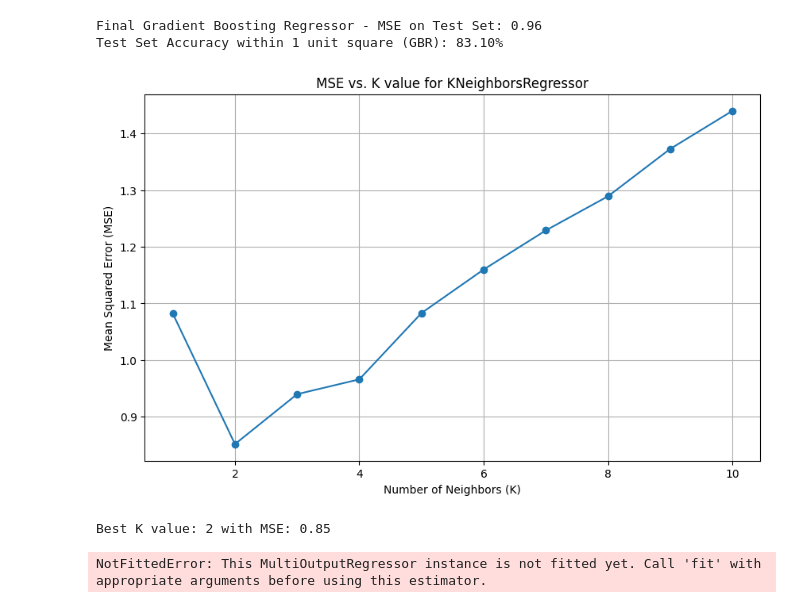
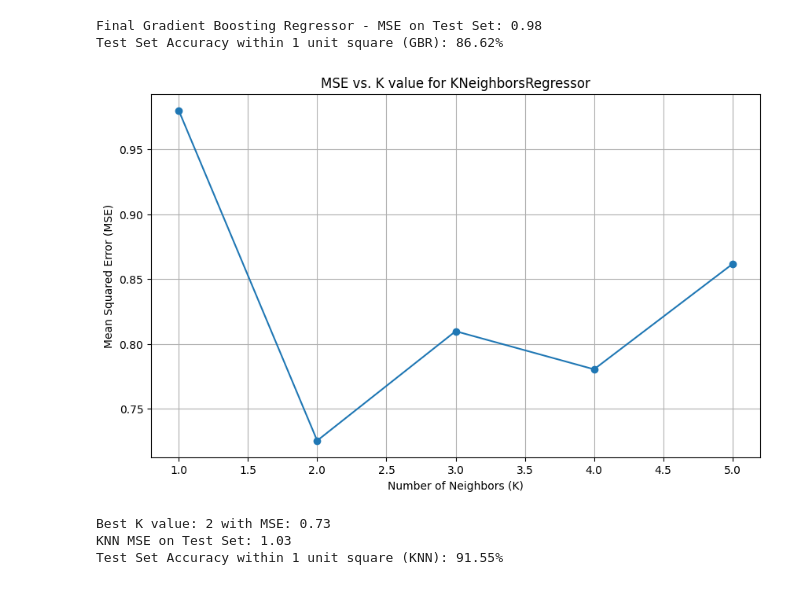
Before and after one commit to shortlion99/indoor-positioning, a Jupyter notebook: HackWeekProject.ipynb, the cells around one changed output. Drawn from its saved outputs; the diff is of its cells as text; code cells hidden in the pictures.

```diff
--- a/HackWeekProject.ipynb
+++ b/HackWeekProject.ipynb
@@ -82,7 +82,7 @@ X = df[beacons]
 y = df[['column', 'row']]
 
 # Split the data into training and testing sets
-X_train, X_test, y_train, y_test = train_test_split(X, y, test_size=0.3, random_state=42)
+X_train, X_test, y_train, y_test = train_test_split(X, y, test_size=0.2, random_state=42)
 # %%
 # degrees = [1,2,3,4]
 # mean_mse_scores = []
@@ -103,26 +103,26 @@ X_train, X_test, y_train, y_test = train_test_split(X, y, test_size=0.3, random_
 # best_degree_gbr = degrees[np.argmin(mean_mse_scores)]
 # print(f"Best polynomial degree based on cross-validation with GBR: {best_degree_gbr}")
 # %%
-best_degree_gbr = 2 # Use 2 as it balances complexity and run time
+# best_degree_gbr = 2 # Use 2 as it balances complexity and run time
 
-pipeline_gbr = Pipeline([
-    ('poly', PolynomialFeatures(degree=best_degree_gbr)),
-    ('gbr', MultiOutputRegressor(GradientBoostingRegressor(random_state=42)))
-])
+# pipeline_gbr = Pipeline([
+#     ('poly', PolynomialFeatures(degree=best_degree_gbr)),
+#     ('gbr', MultiOutputRegressor(GradientBoostingRegressor(random_state=42)))
+# ])
 
-param_grid_gbr = {
-    'gbr__estimator__n_estimators': [200, 300, 400],
-    'gbr__estimator__learning_rate': [0.05, 0.1],
-    'gbr__estimator__max_depth': [3, 5, 7]
-}
+# param_grid_gbr = {
+#     'gbr__estimator__n_estimators': [200, 300, 400],
+#     'gbr__estimator__learning_rate': [0.05, 0.1],
+#     'gbr__estimator__max_depth': [3, 5, 7]
+# }
 
-grid_search_gbr = GridSearchCV(estimator=pipeline_gbr, param_grid=param_grid_gbr, cv=cv, scoring='neg_mean_squared_error')
-grid_search_gbr.fit(X_train, y_train)
+# grid_search_gbr = GridSearchCV(estimator=pipeline_gbr, param_grid=param_grid_gbr, cv=cv, scoring='neg_mean_squared_error')
+# grid_search_gbr.fit(X_train, y_train)
 
-best_params_gbr = grid_search_gbr.best_params_
-print(f"Best parameters for GBR found: {best_params_gbr}")
+# best_params_gbr = grid_search_gbr.best_params_
+# print(f"Best parameters for GBR found: {best_params_gbr}")
 
-# Best parameters for GBR found: {'gbr__estimator__learning_rate': 0.1, 'gbr__estimator__max_depth': 5, 'gbr__estimator__n_estimators': 400}
+# # Best parameters for GBR found: {'gbr__estimator__learning_rate': 0.1, 'gbr__estimator__max_depth': 5, 'gbr__estimator__n_estimators': 400}
 # %%
 # Best degree and parameters for GBR found from previous grid search
 best_degree_gbr = 2
@@ -153,42 +153,44 @@ print(f'Final Gradient Boosting Regressor - MSE on Test Set: {mse_gbr_final:.2f}
 accuracy_within_1m_gbr = accuracy_within_radius(y_test.to_numpy(), y_pred_gbr_final, radius=1)
 print(f'Test Set Accuracy within 1 unit square (GBR): {accuracy_within_1m_gbr:.2f}%')
 # %% [output]
-Final Gradient Boosting Regressor - MSE on Test Set: 0.96
-Test Set Accuracy within 1 unit square (GBR): 83.10%
+Final Gradient Boosting Regressor - MSE on Test Set: 0.98
+Test Set Accuracy within 1 unit square (GBR): 86.62%
 # %%
-k_values = [i for i in range(1, 11)]  # Range from 1 to 10
+k_values = [i for i in range(1, 6)]  # Range from 1 to 5
 mse_scores = []
 
 for k in k_values:
     knn = MultiOutputRegressor(KNeighborsRegressor(n_neighbors=k, weights='distance'))
     scores = cross_val_score(knn, X_train, y_train, cv=5, scoring='neg_mean_squared_error')
     mse_scores.append(-np.mean(scores))  # Convert negative MSE to positive MSE
 
 # Plotting k values vs MSE
 plt.figure(figsize=(10, 6))
 plt.plot(k_values, mse_scores, marker='o', linestyle='-')
 plt.title('MSE vs. K value for KNeighborsRegressor')
 plt.xlabel('Number of Neighbors (K)')
 plt.ylabel('Mean Squared Error (MSE)')
 plt.grid()
 plt.show()
 
 # Find the best k value based on the lowest MSE
 best_k = k_values[np.argmin(mse_scores)]
 print(f"Best K value: {best_k} with MSE: {min(mse_scores):.2f}")
 
 multi_knn = MultiOutputRegressor(KNeighborsRegressor(n_neighbors=best_k, weights='distance'))
+multi_knn.fit(X_train, y_train)
 
 y_pred_knn_multi = multi_knn.predict(X_test)
 mse_knn = mean_squared_error(y_test, y_pred_knn_multi)
 print(f'KNN MSE on Test Set: {mse_knn:.2f}')
 
 accuracy_within_1m_knn = accuracy_within_radius(y_test.to_numpy(), y_pred_knn_multi, radius=1)
 print(f'Test Set Accuracy within 1 unit square (KNN): {accuracy_within_1m_knn:.2f}%')
 # %% [output]
-[figure, old version]
+[figure, new version]
-Best K value: 2 with MSE: 0.85
+Best K value: 2 with MSE: 0.73
+KNN MSE on Test Set: 1.03
+Test Set Accuracy within 1 unit square (KNN): 91.55%
-NotFittedError: This MultiOutputRegressor instance is not fitted yet. Call 'fit' with appropriate arguments before using this estimator.
 # %%
 # Visualize predictions vs. actuals for GBR
 plt.scatter(y_test['column'], y_test['row'], color='blue', label='Actual')
```
Also changed, not shown: parts of 1 cell of this notebook.
